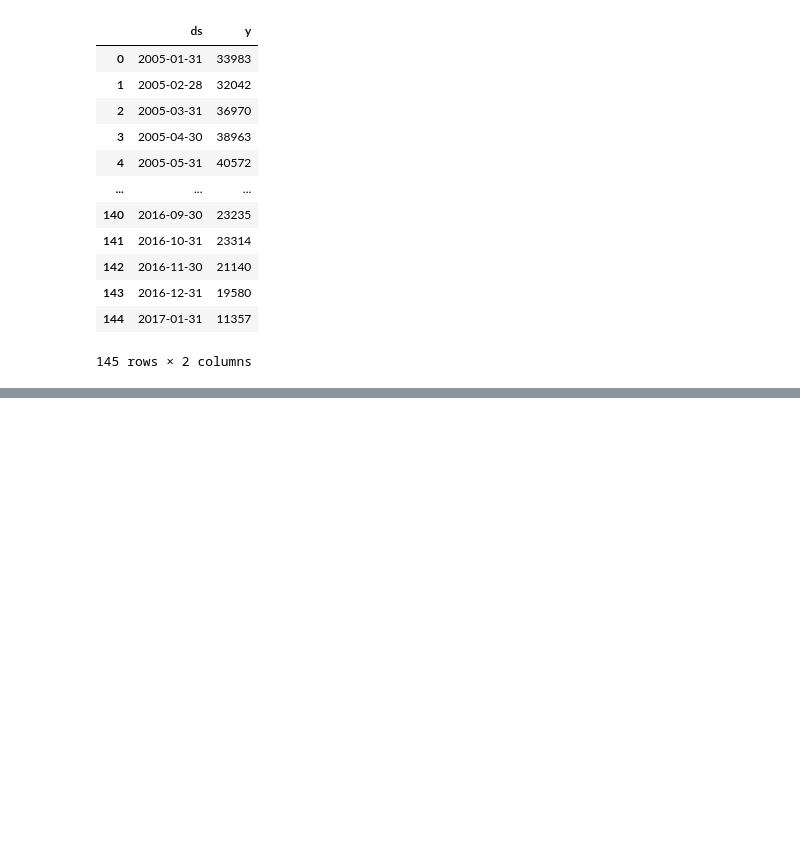
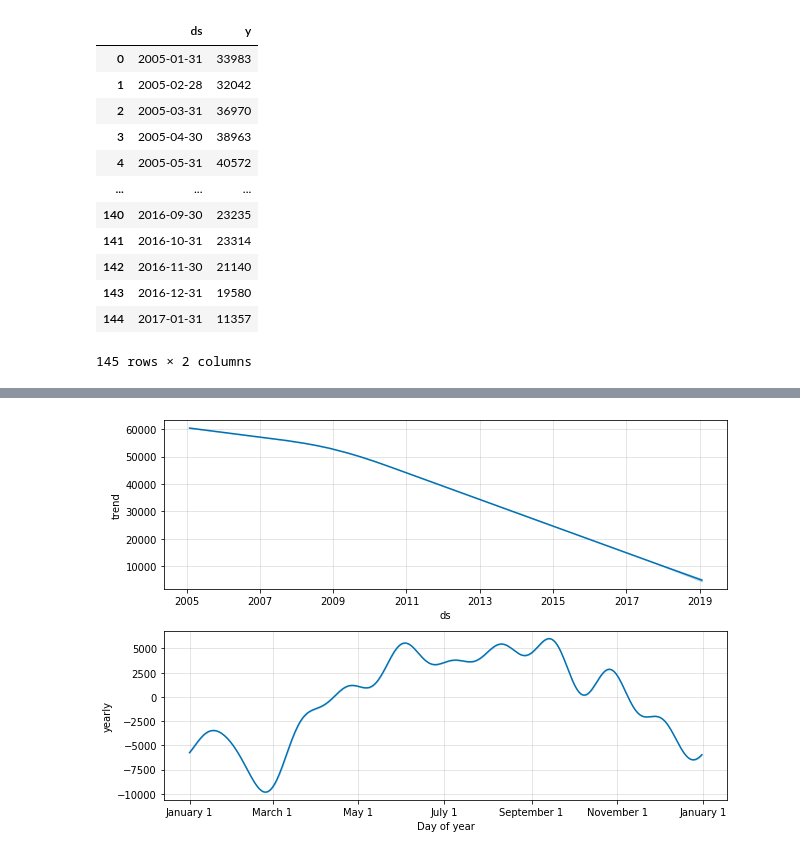
Before and after one commit to Hoangvo92/Machine-Learning-Practice-Projects, a Jupyter notebook: predictCrimeRateChicago/predict_crime_rate_in_chicago.ipynb, the cells around one changed output, grey strips where cells are left out. Saved outputs shown, nothing was run; the diff lists cells and outputs as text; code cells hidden in the pictures; blank space fills up the shorter version.

```diff
--- a/predictCrimeRateChicago/predict_crime_rate_in_chicago.ipynb
+++ b/predictCrimeRateChicago/predict_crime_rate_in_chicago.ipynb
@@ -355,0 +421,4 @@ chicago_prophet_df_final
+# %%
+figure = m.plot_components(forecast)
+# %% [output]
+[figure, added]
```
Also changed, not shown: parts of 10 cells of this notebook.
